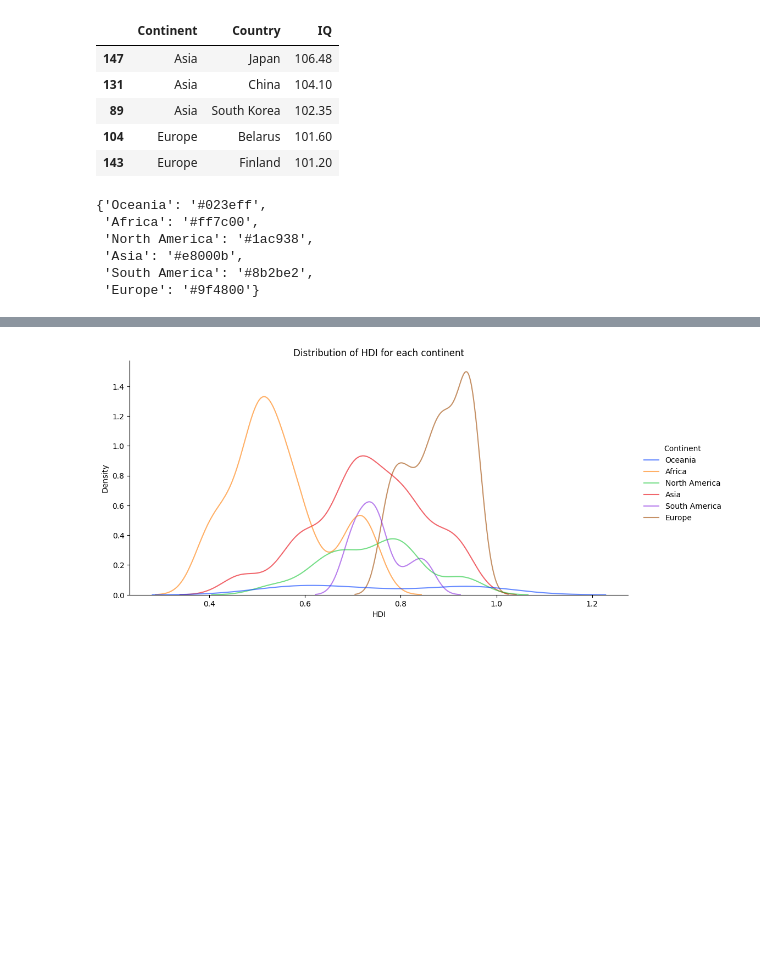
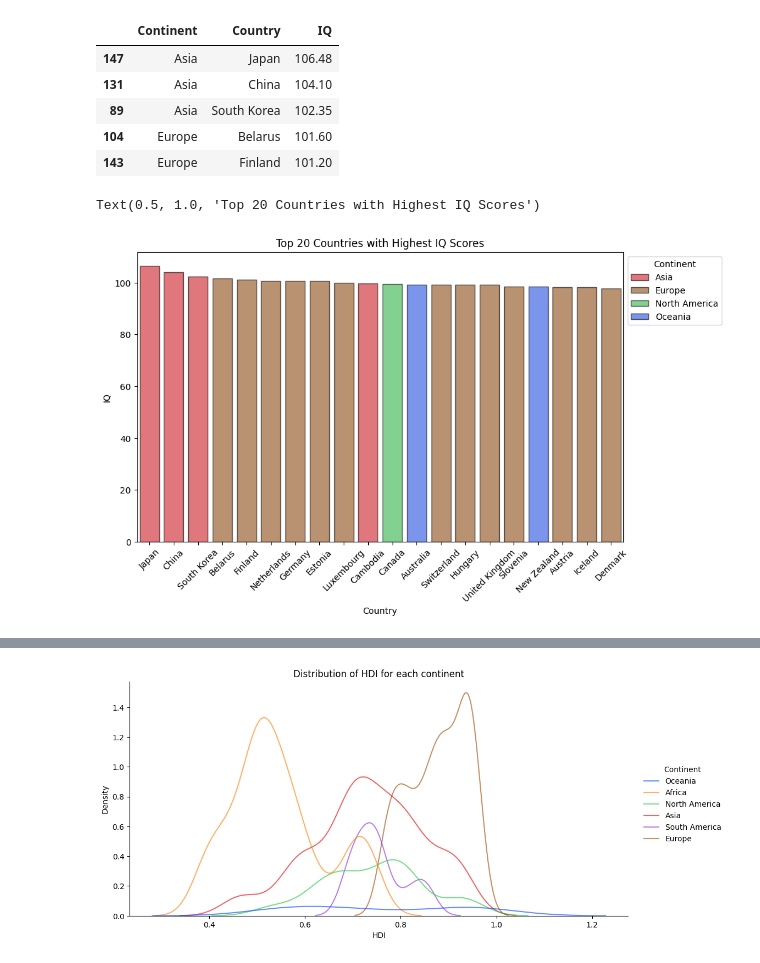
Before and after one commit to Mamin-gamer/ProfessionalSoftwareModule, a Jupyter notebook: FinalProject/Notebooks/Main.ipynb, the cells around one changed output, grey strips where cells are left out. Saved outputs shown, nothing was run; the diff lists cells and outputs as text; code cells hidden in the pictures; blank space fills up the shorter version.

```diff
--- a/FinalProject/Notebooks/Main.ipynb
+++ b/FinalProject/Notebooks/Main.ipynb
@@ -172,13 +190,18 @@ pd.DataFrame(DF.sort_values(by = "IQ", ascending=False).head(5))[["Continent", "
 | 89 | Asia | South Korea | 102.35 |
 | 104 | Europe | Belarus | 101.60 |
 | 143 | Europe | Finland | 101.20 |
-# %%
-colours
-# %% [output]
-{'Oceania': '#023eff',
- 'Africa': '#ff7c00',
- 'North America': '#1ac938',
- 'Asia': '#e8000b',
- 'South America': '#8b2be2',
- 'Europe': '#9f4800'}
+# %%
+fig, ax = plt.subplots(figsize=(10, 6))
+sns.barplot(
+    data=DF.sort_values(by="IQ", ascending=False).head(20),
+    x="Country",
+    y="IQ",
+    **kwargs
+)
+plt.xticks(rotation=45)
+sns.move_legend(ax, "upper left", bbox_to_anchor=(1, 1))
+plt.title("Top 20 Countries with Highest IQ Scores")
+# %% [output]
+Text(0.5, 1.0, 'Top 20 Countries with Highest IQ Scores')
+[figure, added]
 # %%
```
Also changed, not shown: parts of 27 cells of this notebook, 1 other file.
